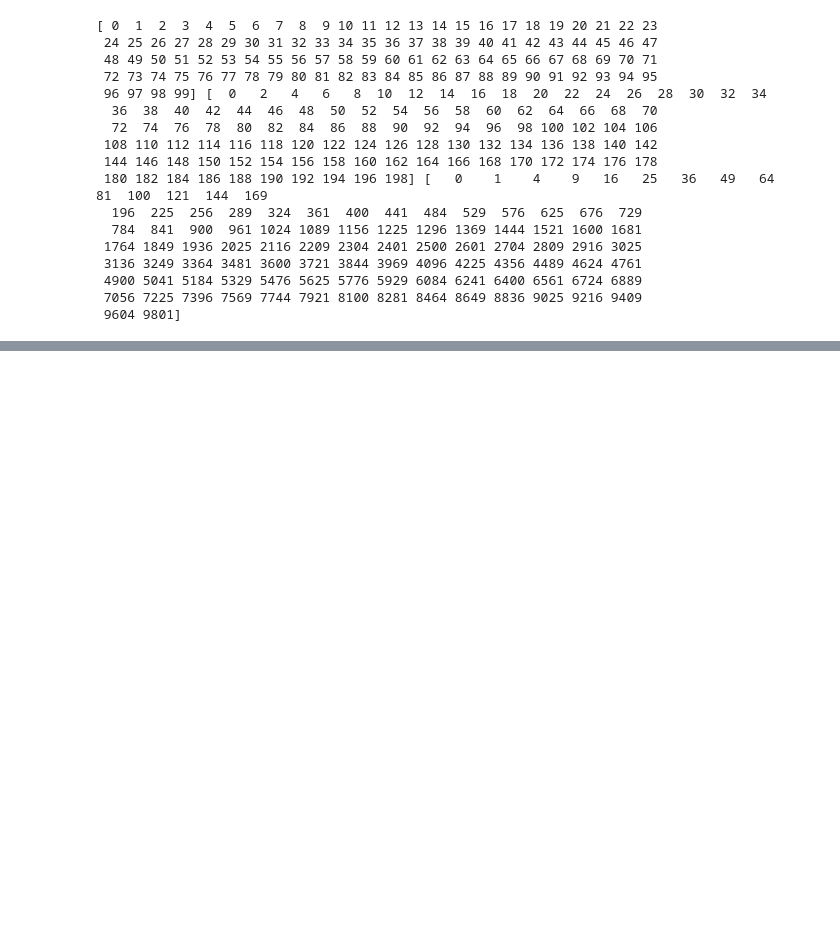
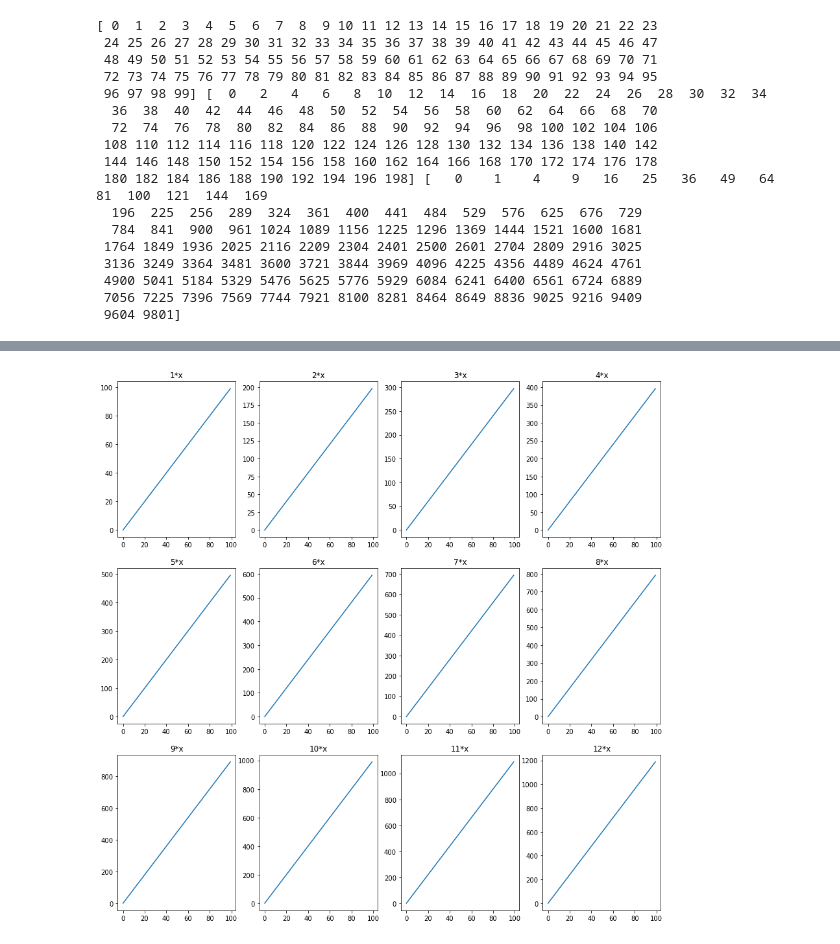
Before and after one commit to learn-co-curriculum/dsc-more-practice-with-matplotlib-lab, a Jupyter notebook: index.ipynb, the cells around one changed output, grey strips where cells are left out. Cells and saved outputs as stored; diff of their text form; code cells hidden in the pictures; blank space fills up the shorter version.

Commit message:
clarify expectations, desired plots embedded as images

```diff
--- a/index.ipynb
+++ b/index.ipynb
@@ -130,11 +65,0 @@ Perform following actions:
-# %%
-# __SOLUTION__
-fig, axes = plt.subplots(nrows=3, ncols=4, figsize=(15,15))
-
-for i in range(1,13):
-    row = (i-1)//4
-    col = i%4-1
-    ax = axes[row][col]
-    y_new = [xi*i for xi in x]
-    ax.plot(x, y_new)
-    ax.set_title('{}*x'.format(i))
@@ -150,12 +65,0 @@ Repeat the above exercise, but standardize the axes of all of your subplots so t
-# %%
-# __SOLUTION__
-fig, axes = plt.subplots(nrows=3, ncols=4, figsize=(15,15))
-
-for i in range(1,13):
-    row = (i-1)//4
-    col = i%4-1
-    ax = axes[row][col]
-    y_new = [xi*i for xi in x]
-    ax.plot(x, y_new)
-    ax.set_title('{}*x'.format(i))
-    ax.set_yticks(np.linspace(0,1200,11))
@@ -232,0 +123,18 @@ This lab focused on ensuring that you understand the basics plotting techniques
+# %%
+# __SOLUTION__
+fig, axes = plt.subplots(nrows=3, ncols=4, figsize=(15,15))
+
+for i in range(1,13):
+    # for both row and col, subtract 1 from i, since we are starting
+    # i at 1 but the row/col indices start at 0
+    row = (i-1)//4
+    col = i%4-1
+    ax = axes[row][col]
+
+    # with NumPy broadcasting we can just multiply x by i and every
+    # element in x is multiplied
+    y_new = i*x
+    ax.plot(x, y_new)
+    ax.set_title('{}*x'.format(i))
+# %% [output]
+[figure, added]
```
Also changed, not shown: parts of 40 cells of this notebook, 11 other files.
